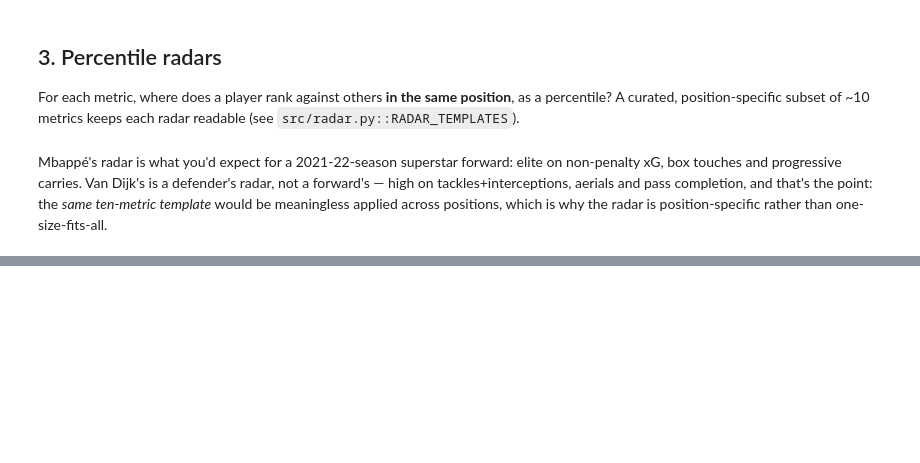
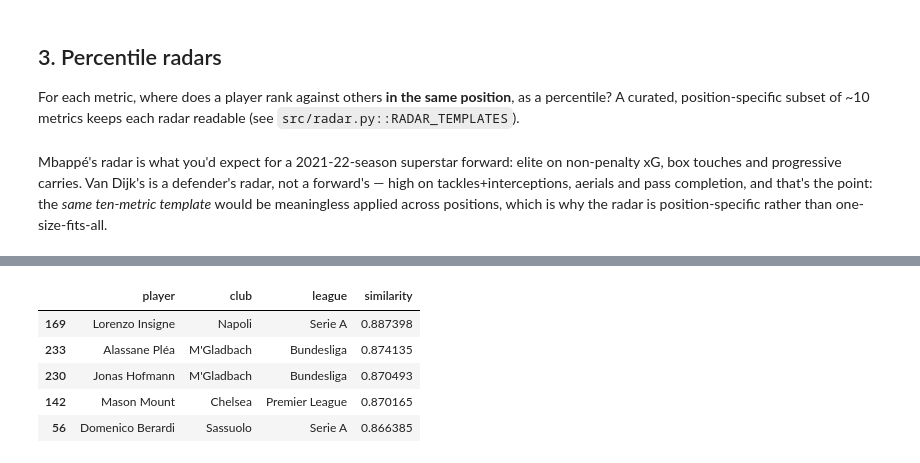
Before and after one commit to SarankanSivananthan/football-scouting, a Jupyter notebook: notebooks/analysis.ipynb, the cells around one changed output, grey strips where cells are left out. Cells and saved outputs as stored; diff of their text form; code cells hidden in the pictures; blank space fills up the shorter version.

Commit message:
Player similarity search via position-grouped cosine similarity

```diff
--- a/notebooks/analysis.ipynb
+++ b/notebooks/analysis.ipynb
@@ -105,0 +113,10 @@ one-size-fits-all.
+# %%
+sim = PlayerSimilarity(df)
+sim.find_similar("Kevin De Bruyne", n=5)[["player", "club", "league", "similarity"]]
+# %% [output]
+|  | player | club | league | similarity |
+| 169 | Lorenzo Insigne | Napoli | Serie A | 0.887398 |
+| 233 | Alassane Pléa | M'Gladbach | Bundesliga | 0.874135 |
+| 230 | Jonas Hofmann | M'Gladbach | Bundesliga | 0.870493 |
+| 142 | Mason Mount | Chelsea | Premier League | 0.870165 |
+| 56 | Domenico Berardi | Sassuolo | Serie A | 0.866385 |
```
Also changed, not shown: parts of 3 cells of this notebook, 2 other files.
